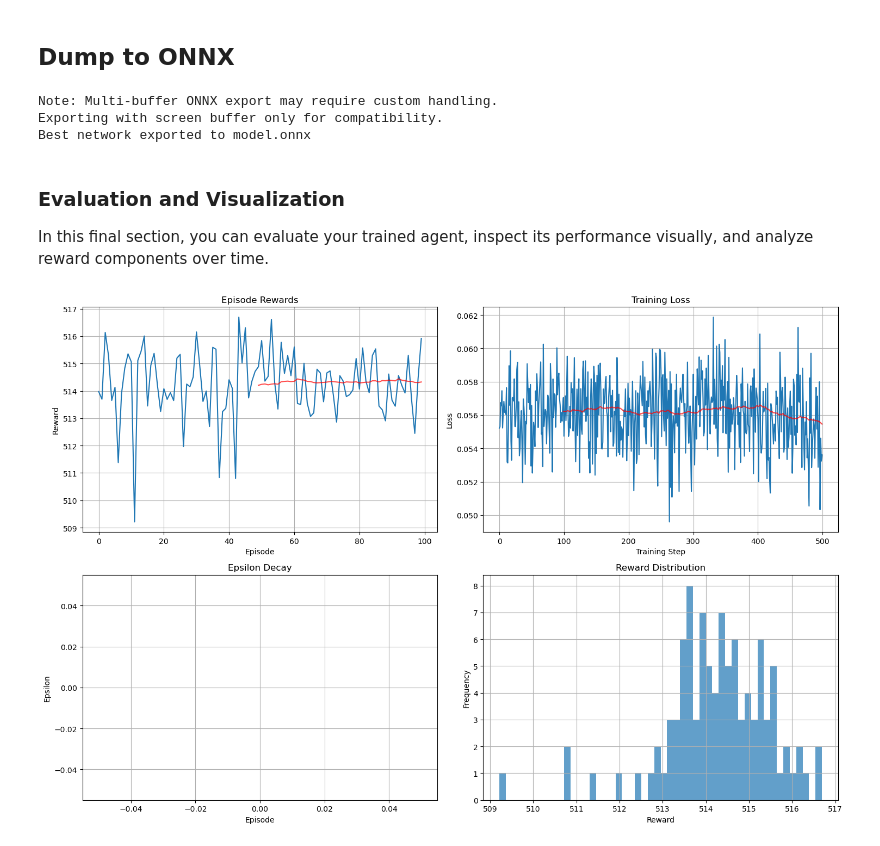
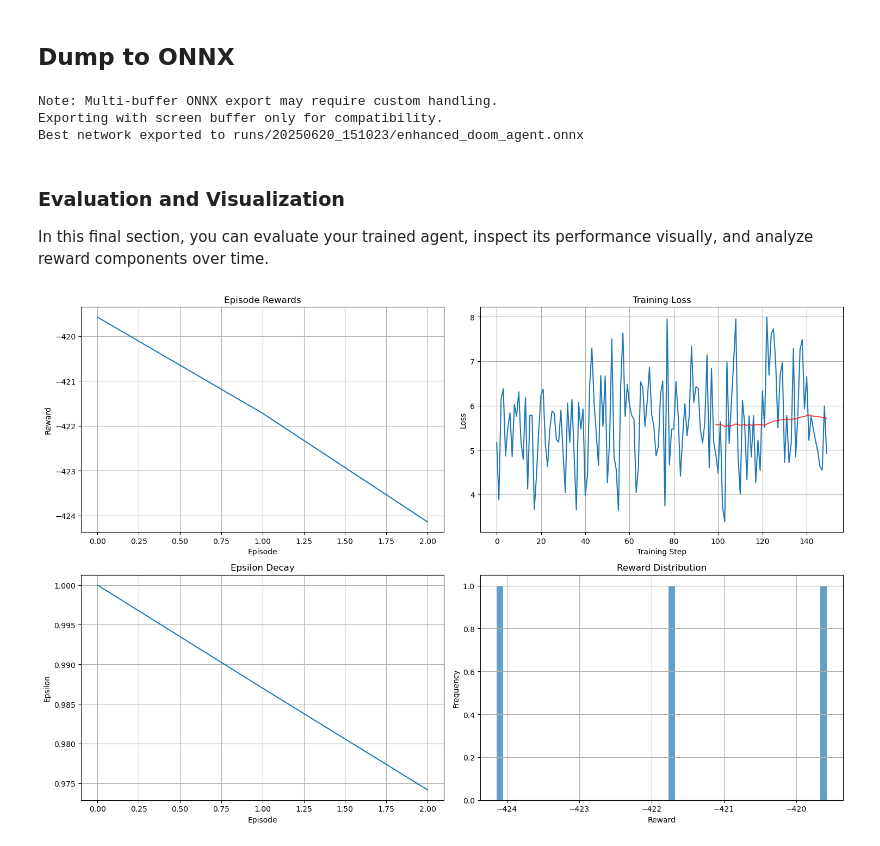
Before and after one commit to albortino/doom-drl-challenge, a Jupyter notebook: jkuwad_template.ipynb, the cells around one changed output. Saved outputs shown, nothing was run; the diff lists cells and outputs as text; code cells hidden in the pictures.

Commit message:
implemented multi player arena and working runs

```diff
--- a/jkuwad_template.ipynb
+++ b/jkuwad_template.ipynb
@@ -341,0 +257,6 @@ plot_images(obs_next)
+# %%
+# Reset environment
+with suppress_output():
+    obs_start: torch.Tensor = env.reset()
+for player in range(len(obs_start)):
+    plot_images(obs_start[player], EXTRA_STATE_DIMS)
@@ -341,0 +268,14 @@ plot_images(obs_next)
+# %%
+# Iterate 60 steps
+STEPS = 60
+
+if env.num_players > 1:
+    actions = [random.randint(0, action_space.n - 1) for action_space in env.action_space] # Multiple players
+else:
+    actions = random.randint(0, env.action_space.n - 1) # Single players
+
+for i in range(STEPS):
+    obs_next: torch.Tensor = env.step(actions)
+
+for player in range(env.num_players):
+    plot_images(obs_next[0][player], EXTRA_STATE_DIMS)
@@ -341,0 +287,4 @@ plot_images(obs_next)
+# %%
+player_idx = 3
+for key, value_now, value_old in zip(env.envs[player_idx].unwrapped._game_vars, env.envs[player_idx].unwrapped._game_vars.values(), env.envs[player_idx].unwrapped._game_vars_pre.values()):
+    print(f"{key+':':<25}{value_now:.0f} | {value_old:.0f}")
@@ -371,9 +336,9 @@ print(input_channels)
 
 model = EfficientDQN(
     input_channels_dict=input_channels,
-    action_space=env.action_space.n,
+    action_space=env.action_space.n if env.num_players == 1 else env.action_space[0].n,
     feature_dim_cnns = 128,
-    hidden_dim_heads = 1024,
+    hidden_dim_heads = 2048,
 ).to(device, dtype=DTYPE)
 # %% [output]
 {'screen': 3, 'labels': 1, 'depth': 1, 'automap': 3}
@@ -533,7 +590,6 @@ final_model = best_model if best_model is not None else model  # choose best
 # %%
 import onnx
 import json
-
 
 def onnx_dump(env, model, config, filename: str):
     # dummy state
@@ -599,15 +655,16 @@ def onnx_export_multi_buffer(env, model, config, filename: str):
     meta.value = json.dumps(config)
     onnx.save(onnx_model, filename)
 
+# ---------------------  SAVE / EXPORT ---------------------------------------
+final_model = best_model if best_model is not None else model  # choose best
 
-onnx_export_multi_buffer(env, final_model, PLAYER_CONFIG, "enhanced_doom_agent.onnx")
-
-#onnx_dump(env, final_model, PLAYER_CONFIG, filename="model.onnx")
-print("Best network exported to model.onnx")
+onnx_filename = os.path.join(training_folder, "enhanced_doom_agent.onnx")
+onnx_export_multi_buffer(env, final_model, PLAYER_CONFIG, onnx_filename)
+print(f"Best network exported to {onnx_filename}")
 # %% [output]
 Note: Multi-buffer ONNX export may require custom handling.
 Exporting with screen buffer only for compatibility.
-Best network exported to model.onnx
+Best network exported to runs/20250620_151023/enhanced_doom_agent.onnx
 # %% [markdown]
 ### Evaluation and Visualization
 
@@ -670,35 +727,36 @@ def plot_training_metrics(reward_history, loss_history, epsilon_history):
     axes[0, 0].set_ylabel("Reward")
     axes[0, 0].grid(True)
 
     # Loss history
     if loss_history:
         axes[0, 1].plot(loss_history)
         axes[0, 1].plot(pd.Series(loss_history).rolling(100).mean(), "r-", alpha=0.7)
         axes[0, 1].set_title("Training Loss")
         axes[0, 1].set_xlabel("Training Step")
         axes[0, 1].set_ylabel("Loss")
         axes[0, 1].grid(True)
 
     # Epsilon decay
     axes[1, 0].plot(epsilon_history)
     axes[1, 0].set_title("Epsilon Decay")
     axes[1, 0].set_xlabel("Episode")
     axes[1, 0].set_ylabel("Epsilon")
     axes[1, 0].grid(True)
 
     # Reward distribution
     axes[1, 1].hist(reward_history, bins=50, alpha=0.7)
     axes[1, 1].set_title("Reward Distribution")
     axes[1, 1].set_xlabel("Reward")
     axes[1, 1].set_ylabel("Frequency")
     axes[1, 1].grid(True)
 
     plt.tight_layout()
     plt.show()
 
-plot_training_metrics(reward_history, q_loss_list, epsilon_history)
+
+plot_training_metrics(get_avg_reward(reward_history, episodes=0), q_loss_list, epsilon_history)
 # %% [output]
-[figure, old version]
+[figure, new version]
 # %%
 replay_episode(env, final_model.cpu(), device, EXTRA_STATE_DIMS, DTYPE, store=True)
 # %% [output]
```
Also changed, not shown: parts of 21 cells of this notebook, 12 other files.
